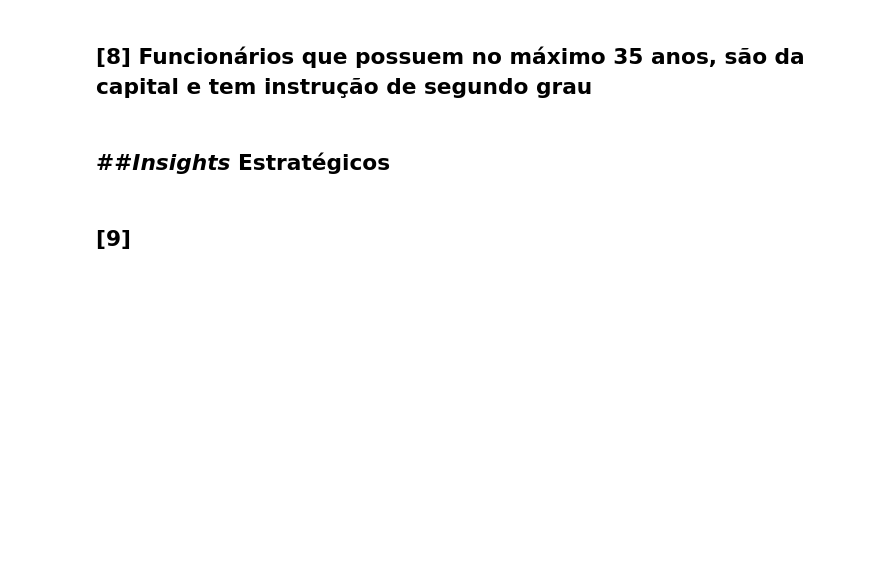
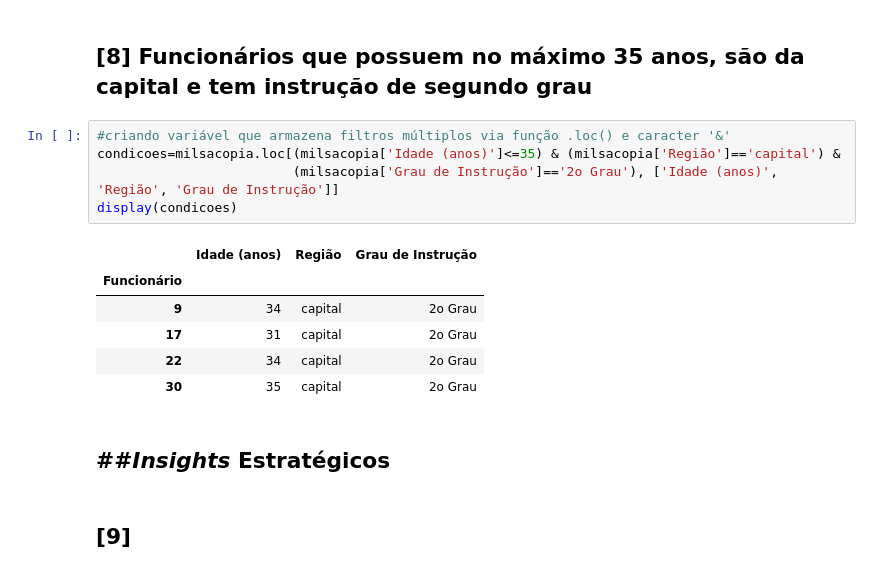
Before and after one commit to KlemDoug/FAD-M4, a Jupyter notebook: [M4]_Projeto_Extra.ipynb, the cells around one changed output. Drawn from its saved outputs; the diff is of its cells as text; blank space fills up the shorter version.

```diff
--- a/[M4]_Projeto_Extra.ipynb
+++ b/[M4]_Projeto_Extra.ipynb
@@ -105,5 +197,17 @@ Dentre os funcionários cadastrados que possuem filhos, o número mais comum é
 # %% [markdown]
 ## [8] Funcionários que possuem no máximo 35 anos, são da capital e tem instrução de segundo grau
+# %%
+#criando variável que armazena filtros múltiplos via função .loc() e caracter '&'
+condicoes=milsacopia.loc[(milsacopia['Idade (anos)']<=35) & (milsacopia['Região']=='capital') &
+                         (milsacopia['Grau de Instrução']=='2o Grau'), ['Idade (anos)', 'Região', 'Grau de Instrução']]
+display(condicoes)
+# %% [output]
+|  | Idade (anos) | Região | Grau de Instrução |
+| Funcionário |  |  |  |
+| 9 | 34 | capital | 2o Grau |
+| 17 | 31 | capital | 2o Grau |
+| 22 | 34 | capital | 2o Grau |
+| 30 | 35 | capital | 2o Grau |
 # %% [markdown]
 ##*Insights* Estratégicos
 ---
```
Also changed, not shown: parts of 9 cells of this notebook.
